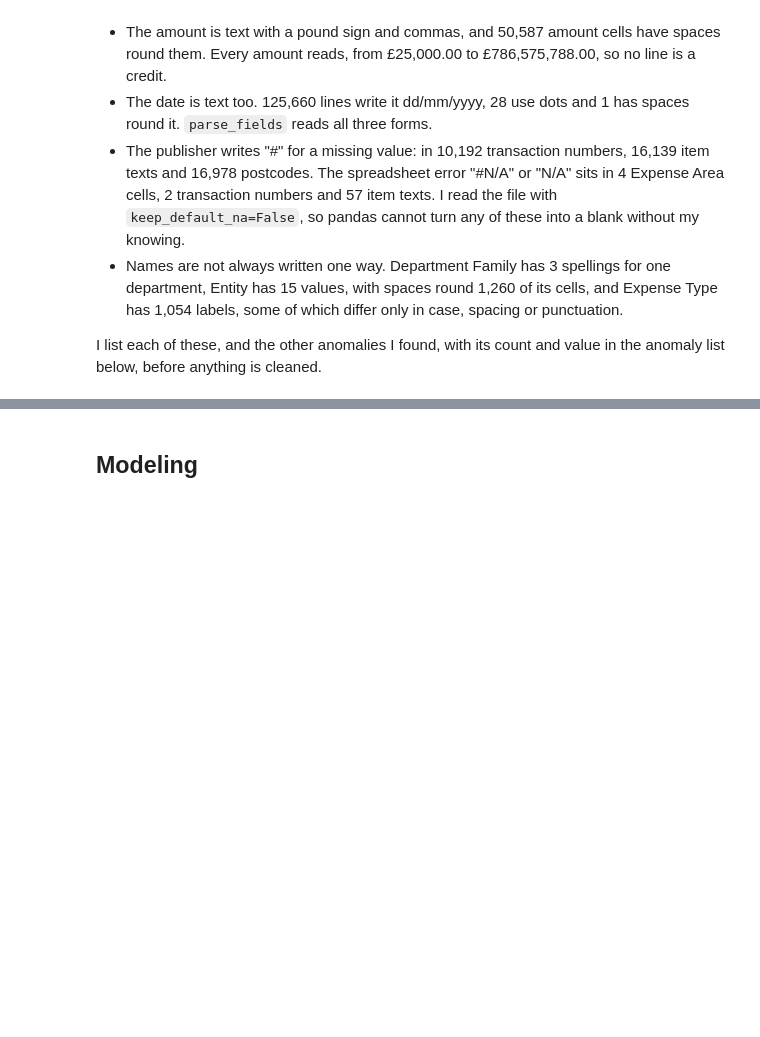
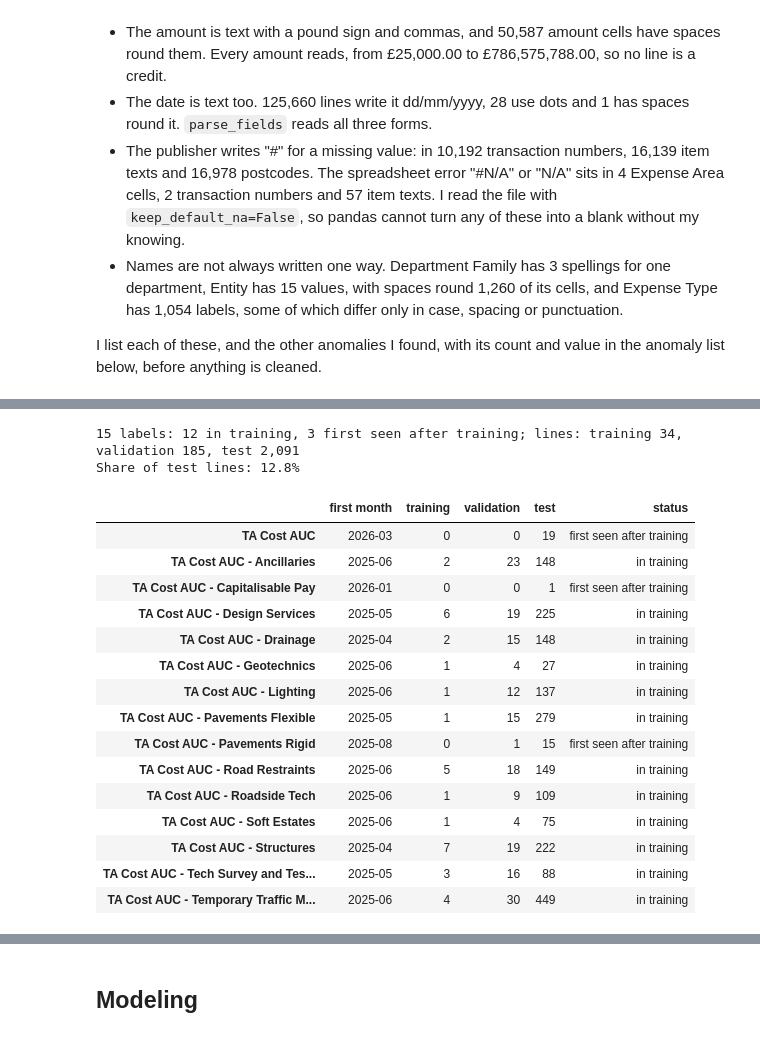
Before and after one commit to PaddyGilliland1/applied-machine-learning-project, a Jupyter notebook: modeling.ipynb, the cells around one changed output, grey strips where cells are left out. Drawn from its saved outputs; the diff is of its cells as text; code cells hidden in the pictures; blank space fills up the shorter version.

```diff
--- a/modeling.ipynb
+++ b/modeling.ipynb
@@ -217,0 +669,34 @@ I list each of these, and the other anomalies I found, with its count and value
+# %%
+new_labels = labels_new_at_body(
+    df, body="National Highways", prefix="TA Cost AUC", since="2025-04"
+)
+in_training = (new_labels["status"] == "in training").sum()
+by_split = new_labels[["training", "validation", "test"]].sum()
+print(
+    f"{len(new_labels)} labels: {in_training} in training, "
+    f"{len(new_labels) - in_training} first seen after training; lines: "
+    f"training {by_split['training']:,}, validation "
+    f"{by_split['validation']:,}, test {by_split['test']:,}"
+)
+test_lines = (lines["split"] == "test").sum()
+print(f"Share of test lines: {by_split['test'] / test_lines:.1%}")
+new_labels
+# %% [output]
+15 labels: 12 in training, 3 first seen after training; lines: training 34, validation 185, test 2,091
+Share of test lines: 12.8%
+|  | first month | training | validation | test | status |
+| TA Cost AUC | 2026-03 | 0 | 0 | 19 | first seen after training |
+| TA Cost AUC - Ancillaries | 2025-06 | 2 | 23 | 148 | in training |
+| TA Cost AUC - Capitalisable Pay | 2026-01 | 0 | 0 | 1 | first seen after training |
+| TA Cost AUC - Design Services | 2025-05 | 6 | 19 | 225 | in training |
+| TA Cost AUC - Drainage | 2025-04 | 2 | 15 | 148 | in training |
+| TA Cost AUC - Geotechnics | 2025-06 | 1 | 4 | 27 | in training |
+| TA Cost AUC - Lighting | 2025-06 | 1 | 12 | 137 | in training |
+| TA Cost AUC - Pavements Flexible | 2025-05 | 1 | 15 | 279 | in training |
+| TA Cost AUC - Pavements Rigid | 2025-08 | 0 | 1 | 15 | first seen after training |
+| TA Cost AUC - Road Restraints | 2025-06 | 5 | 18 | 149 | in training |
+| TA Cost AUC - Roadside Tech | 2025-06 | 1 | 9 | 109 | in training |
+| TA Cost AUC - Soft Estates | 2025-06 | 1 | 4 | 75 | in training |
+| TA Cost AUC - Structures | 2025-04 | 7 | 19 | 222 | in training |
+| TA Cost AUC - Tech Survey and Tes... | 2025-05 | 3 | 16 | 88 | in training |
+| TA Cost AUC - Temporary Traffic M... | 2025-06 | 4 | 30 | 449 | in training |
```
Also changed, not shown: parts of 22 cells of this notebook.
